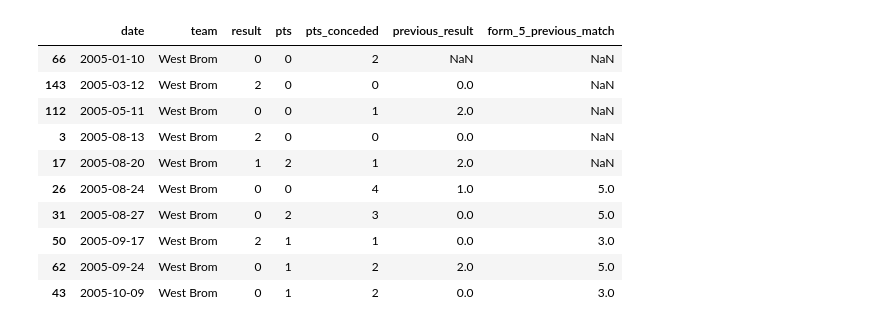
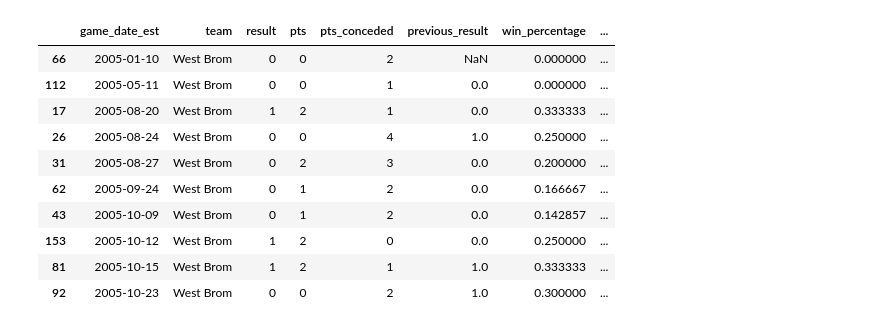
Before and after one commit to IIanonymeII/8INF974_Atelier_pratique_AI_2, a Jupyter notebook: Volley/foot_preprocessing.ipynb, the cells around one changed output. Cells and saved outputs as stored; diff of their text form; code cells hidden in the pictures.

```diff
--- a/Volley/foot_preprocessing.ipynb
+++ b/Volley/foot_preprocessing.ipynb
@@ -42,13 +34,18 @@ games = pd.read_csv("../Data/Foot/Foot_Seasons_Raw.csv")
 games_columns_keep = ['Div', 'Date', 'HomeTeam', 'AwayTeam', 'FTHG', 'FTAG', 'FTR']
 games = games[games_columns_keep]
 
-games['Date'] = pd.to_datetime(games['Date'])
+games['game_date_est'] = pd.to_datetime(games['Date'])
 
-games["year"] = games["Date"].dt.year
-games["month"] = games["Date"].dt.month
-games["date"] = games["Date"].dt.day
+games["year"] = games["game_date_est"].dt.year
+games["month"] = games["game_date_est"].dt.month
+games["date"] = games["game_date_est"].dt.day
 
-games =
+print(" ==== STAT ====")
+print(games["FTR"].value_counts())
+# case were just WIN or LOSE
+# NOT NULL
+games = games[games["FTR"]!='D']
+
 
 games.head(10)
 # %% [output]
@@ -96,46 +99,81 @@ def inverse_result(result):
         return 2
 
 
-transformed_df = pd.DataFrame(columns=['date','team', 'result','pts','pts_conceded'])
+transformed_df = pd.DataFrame(columns=['game_date_est','team', 'result','pts','pts_conceded'])
 
-transformed_df = pd.concat([transformed_df, games[['Date','AwayTeam', 'result','FTAG','FTHG']].rename(columns={'Date':'date', 'AwayTeam': 'team', 'result': 'result','FTAG':'pts','FTHG':'pts_conceded'})])
+transformed_df = pd.concat([transformed_df, games[['game_date_est','AwayTeam', 'result','FTAG','FTHG']].rename(columns={'game_date_est':'game_date_est', 'AwayTeam': 'team', 'result': 'result','FTAG':'pts','FTHG':'pts_conceded'})])
 
 # Inverser les résultats
 transformed_df['result'] = transformed_df['result'].apply(inverse_result)
 
-
-transformed_df = pd.concat([transformed_df, games[['Date','HomeTeam', 'result','FTHG','FTAG']].rename(columns={'Date':'date', 'HomeTeam': 'team', 'result': 'result','FTHG':'pts','FTAG':'pts_conceded'})])
+transformed_df = pd.concat([transformed_df, games[['game_date_est','HomeTeam', 'result','FTHG','FTAG']].rename(columns={'game_date_est':'game_date_est', 'HomeTeam': 'team', 'result': 'result','FTHG':'pts','FTAG':'pts_conceded'})])
 
 
 
-transformed_df = transformed_df.sort_values(by='date')
+transformed_df = transformed_df.sort_values(by='game_date_est')
 
 
 # ====== PREVIOUS RESULT ========
 
 transformed_df['previous_result']   = transformed_df.groupby(["team"])["result"].shift(1)
+
+# ====== POURCENTAGE WIN =====
+
+# Calculer la somme cumulée des résultats précédents pour chaque équipe
+transformed_df['cumulative_sum'] = transformed_df.groupby(["team"])["result"].cumsum()
+
+# Calculer le nombre total de résultats pour chaque équipe
+transformed_df['total_results'] = transformed_df.groupby('team')['result'].cumcount() + 1
+
+# Calculer le pourcentage de victoires pour chaque équipe
+transformed_df['win_percentage'] = transformed_df['cumulative_sum'] / transformed_df['total_results']
+
+# Supprimer les colonnes temporaires créées
+transformed_df.drop(['cumulative_sum', 'total_results'], axis=1, inplace=True)
 
 
 
 # ====== FORM ========
 transformed_df['previous_result_2'] = transformed_df.groupby(["team"])["result"].shift(2)
 transformed_df['previous_result_3'] = transformed_df.groupby(["team"])["result"].shift(3)
 transformed_df['previous_result_4'] = transformed_df.groupby(["team"])["result"].shift(4)
 transformed_df['previous_result_5'] = transformed_df.groupby(["team"])["result"].shift(5)
 
 transformed_df["form_5_previous_match"] = transformed_df[['previous_result_5', 'previous_result_4', 'previous_result_3', 'previous_result_2', 'previous_result']].sum(axis=1, skipna=False)
 transformed_df  = transformed_df.drop(columns=[ 'previous_result_5', 'previous_result_4', 'previous_result_3', 'previous_result_2'])
 
+ # ===== PAUSE =======
+transformed_df['game_date_est'] = pd.to_datetime(transformed_df['game_date_est'])
+
+# Calculer la différence des dates pour chaque équipe
+transformed_df['date_difference'] = transformed_df.groupby(["team"])["game_date_est"].diff()
+
+# Plafonner la différence à 7 jours
+transformed_df['date_difference'] = transformed_df['date_difference'].clip(upper=pd.Timedelta(days=7))
+
+# Convertir la différence plafonnée en entiers (nombre de jours)
+transformed_df['date_difference'] = transformed_df['date_difference'].dt.days
+transformed_df['game_date_est'] = transformed_df['game_date_est'].astype(str)
+
+
+# ====== Moyenne pts =====
+transformed_df['pts_shift'] = transformed_df.groupby('team')['pts'].shift(1)
+transformed_df['pts_conceded_shift'] = transformed_df.groupby('team')['pts_conceded'].shift(1)
+
+transformed_df['moyenne_pts_25'] = transformed_df.groupby('team')['pts_shift'].transform(lambda x: x.rolling(window=25, min_periods=1).mean())
+transformed_df['moyenne_pts_conceded_25'] = transformed_df.groupby('team')['pts_conceded_shift'].transform(lambda x: x.rolling(window=25, min_periods=1).mean())
+transformed_df  = transformed_df.drop(columns=[ 'pts_shift','pts_conceded_shift'])
+
 transformed_df[transformed_df["team"] == "West Brom"].head(10)
 # %% [output]
-|  | date | team | result | pts | pts_conceded | previous_result | form_5_previous_match |
-| 66 | 2005-01-10 | West Brom | 0 | 0 | 2 | NaN | NaN |
-| 143 | 2005-03-12 | West Brom | 2 | 0 | 0 | 0.0 | NaN |
-| 112 | 2005-05-11 | West Brom | 0 | 0 | 1 | 2.0 | NaN |
-| 3 | 2005-08-13 | West Brom | 2 | 0 | 0 | 0.0 | NaN |
-| 17 | 2005-08-20 | West Brom | 1 | 2 | 1 | 2.0 | NaN |
-| 26 | 2005-08-24 | West Brom | 0 | 0 | 4 | 1.0 | 5.0 |
-| 31 | 2005-08-27 | West Brom | 0 | 2 | 3 | 0.0 | 5.0 |
-| 50 | 2005-09-17 | West Brom | 2 | 1 | 1 | 0.0 | 3.0 |
-| 62 | 2005-09-24 | West Brom | 0 | 1 | 2 | 2.0 | 5.0 |
-| 43 | 2005-10-09 | West Brom | 0 | 1 | 2 | 0.0 | 3.0 |
+|  | game_date_est | team | result | pts | pts_conceded | previous_result | win_percentage | ... |
+| 66 | 2005-01-10 | West Brom | 0 | 0 | 2 | NaN | 0.000000 | ... |
+| 112 | 2005-05-11 | West Brom | 0 | 0 | 1 | 0.0 | 0.000000 | ... |
+| 17 | 2005-08-20 | West Brom | 1 | 2 | 1 | 0.0 | 0.333333 | ... |
+| 26 | 2005-08-24 | West Brom | 0 | 0 | 4 | 1.0 | 0.250000 | ... |
+| 31 | 2005-08-27 | West Brom | 0 | 2 | 3 | 0.0 | 0.200000 | ... |
+| 62 | 2005-09-24 | West Brom | 0 | 1 | 2 | 0.0 | 0.166667 | ... |
+| 43 | 2005-10-09 | West Brom | 0 | 1 | 2 | 0.0 | 0.142857 | ... |
+| 153 | 2005-10-12 | West Brom | 1 | 2 | 0 | 0.0 | 0.250000 | ... |
+| 81 | 2005-10-15 | West Brom | 1 | 2 | 1 | 1.0 | 0.333333 | ... |
+| 92 | 2005-10-23 | West Brom | 0 | 0 | 2 | 1.0 | 0.300000 | ... |
```
Also changed, not shown: parts of 10 cells of this notebook, 7 other files.
